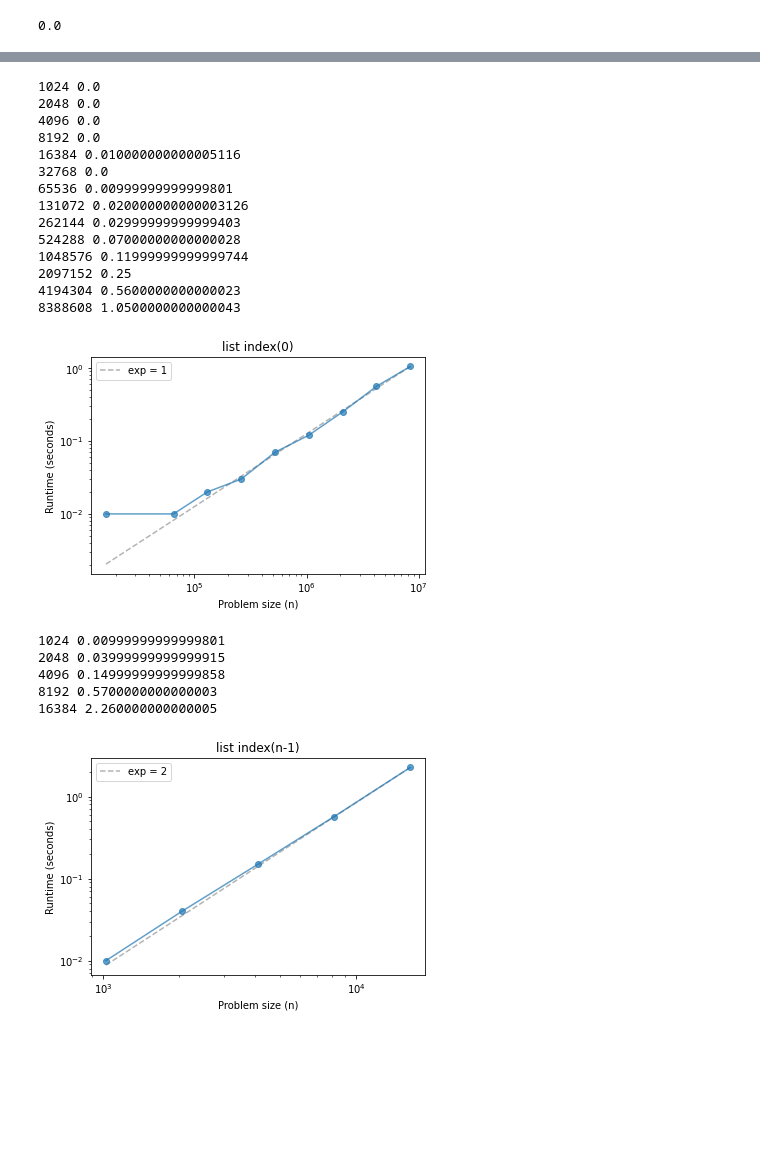
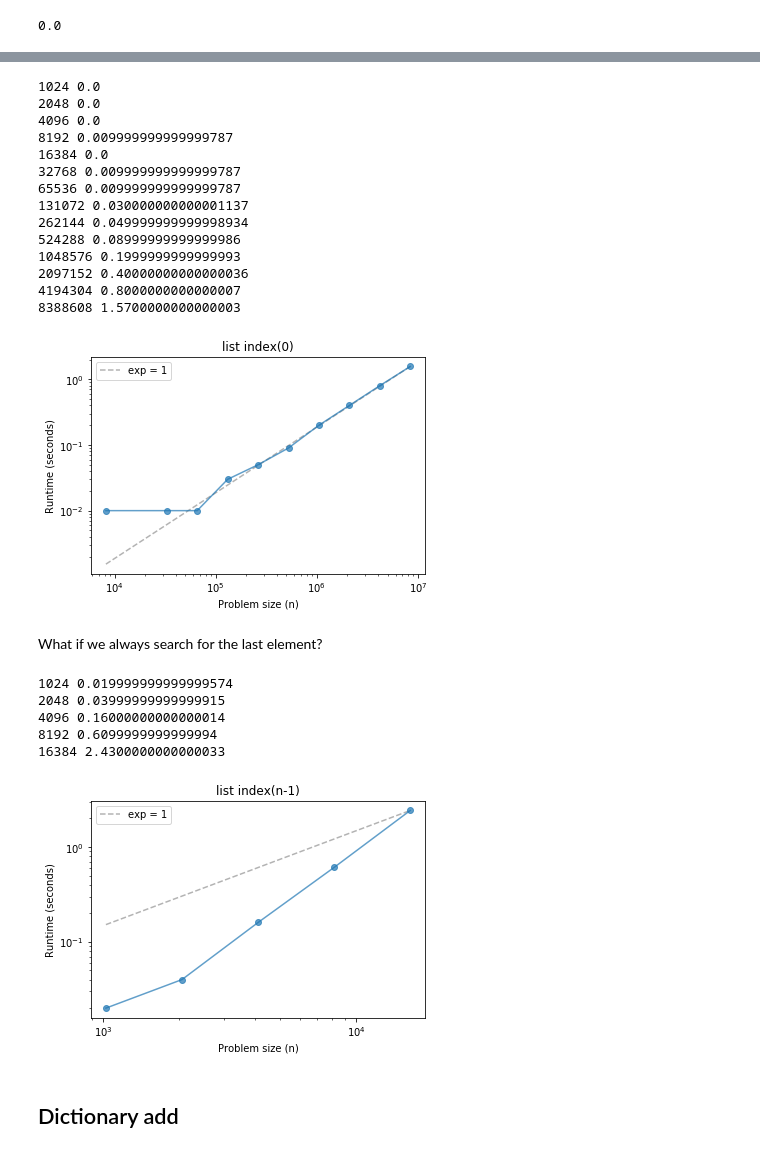
Before and after one commit to AllenDowney/DSIRPSolutions, a Jupyter notebook: notebooks/timing.ipynb, the cells around one changed output, grey strips where cells are left out. Saved outputs shown, nothing was run; the diff lists cells and outputs as text; code cells hidden in the pictures; blank space fills up the shorter version.

```diff
--- a/notebooks/timing.ipynb
+++ b/notebooks/timing.ipynb
@@ -52,7 +46,7 @@ def time_func(func, n):
     """Run a function and return the elapsed time.
 
     func: function
-    n: problem size
+    n: problem size, passed as an argument to func
 
     returns: user+sys time in seconds
     """
@@ -226,35 +294,39 @@ plt.title('list index(0)');
 1024 0.0
 2048 0.0
 4096 0.0
-8192 0.0
-16384 0.010000000000005116
-32768 0.0
-65536 0.00999999999999801
-131072 0.020000000000003126
-262144 0.02999999999999403
-524288 0.07000000000000028
-1048576 0.11999999999999744
-2097152 0.25
-4194304 0.5600000000000023
-8388608 1.0500000000000043
+8192 0.009999999999999787
+16384 0.0
+32768 0.009999999999999787
+65536 0.009999999999999787
+131072 0.030000000000001137
+262144 0.049999999999998934
+524288 0.08999999999999986
+1048576 0.1999999999999993
+2097152 0.40000000000000036
+4194304 0.8000000000000007
+8388608 1.5700000000000003
-[figure, old version]
+[figure, new version]
+# %% [markdown]
+What if we always search for the last element?
 # %%
 def list_index_n(n):
     t = []
     [t.append(x) for x in range(n)]
     [t.index(n-1) for _ in range(n)]
 
 ns, ts = run_timing_test(list_index_n)
 
-plot_timing_test(ns, ts, scale='log', exp=2)
+plot_timing_test(ns, ts, scale='log', exp=1)
 plt.title('list index(n-1)');
 # %% [output]
-1024 0.00999999999999801
+1024 0.019999999999999574
 2048 0.03999999999999915
-4096 0.14999999999999858
-8192 0.5700000000000003
-16384 2.260000000000005
+4096 0.16000000000000014
+8192 0.6099999999999994
+16384 2.4300000000000033
-[figure, old version]
+[figure, new version]
+# %% [markdown]
+## Dictionary add
 # %%
 def dict_add(n):
     d = {}
```
Also changed, not shown: parts of 38 cells of this notebook, 4 other files.
